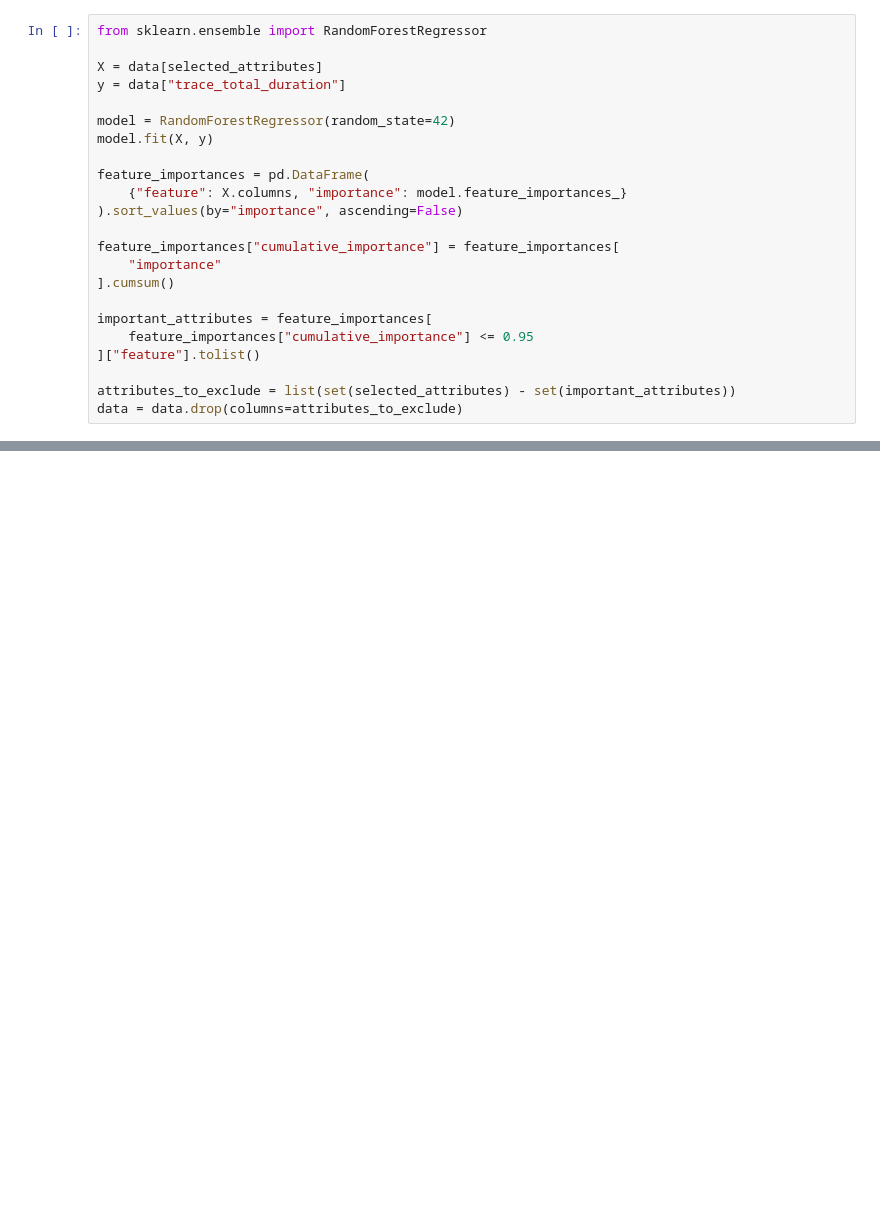
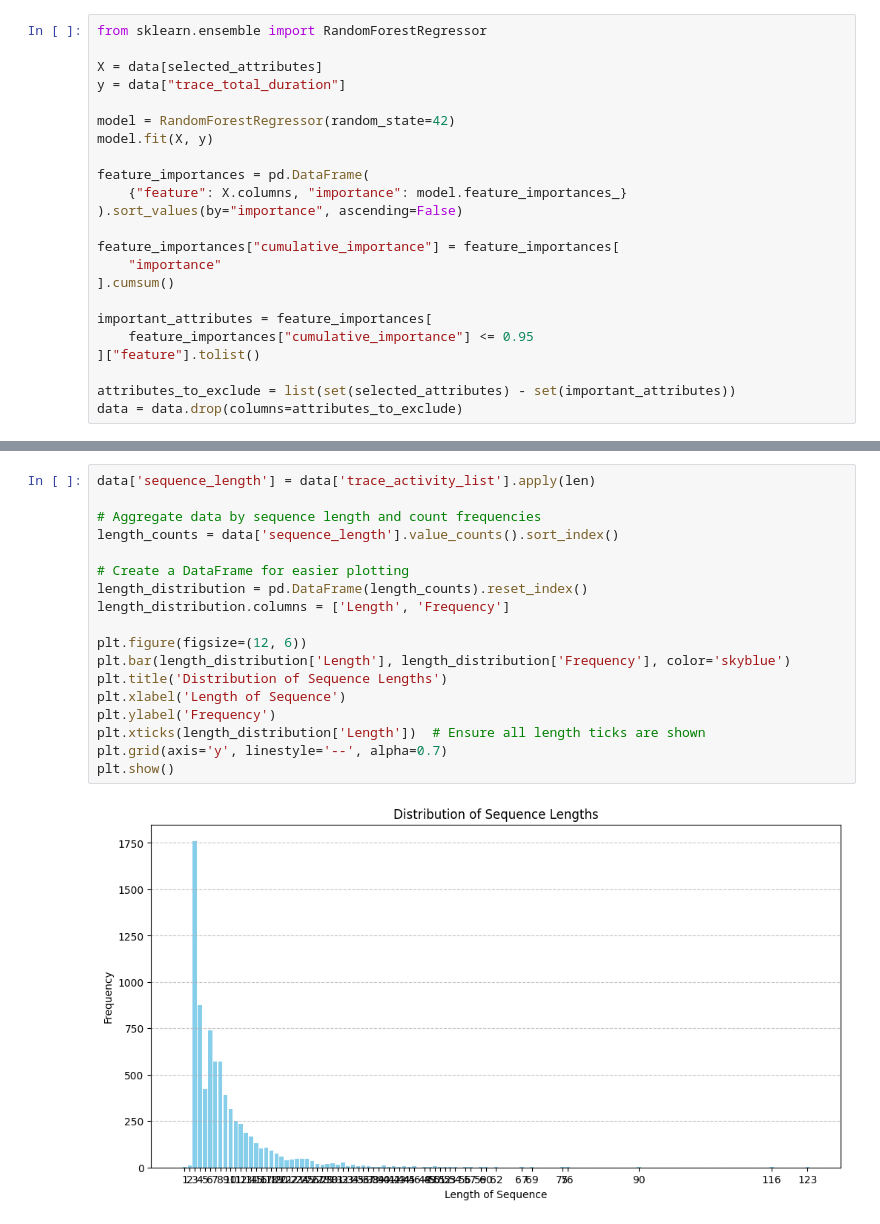
Before and after one commit to dissociated/new_model, a Jupyter notebook: poc.ipynb, the cells around one changed output, grey strips where cells are left out. Cells and saved outputs as stored; diff of their text form; blank space fills up the shorter version.

```diff
--- a/poc.ipynb
+++ b/poc.ipynb
@@ -183,3 +207,23 @@ assert all(
     data["truncated_total_duration"] + data["remaining_total_duration"]
     == data["trace_total_duration"]
 )
+# %%
+data['sequence_length'] = data['trace_activity_list'].apply(len)
+
+# Aggregate data by sequence length and count frequencies
+length_counts = data['sequence_length'].value_counts().sort_index()
+
+# Create a DataFrame for easier plotting
+length_distribution = pd.DataFrame(length_counts).reset_index()
+length_distribution.columns = ['Length', 'Frequency']
+
+plt.figure(figsize=(12, 6))
+plt.bar(length_distribution['Length'], length_distribution['Frequency'], color='skyblue')
+plt.title('Distribution of Sequence Lengths')
+plt.xlabel('Length of Sequence')
+plt.ylabel('Frequency')
+plt.xticks(length_distribution['Length'])  # Ensure all length ticks are shown
+plt.grid(axis='y', linestyle='--', alpha=0.7)
+plt.show()
+# %% [output]
+[figure, added]
```
Also changed, not shown: parts of 5 cells of this notebook.
